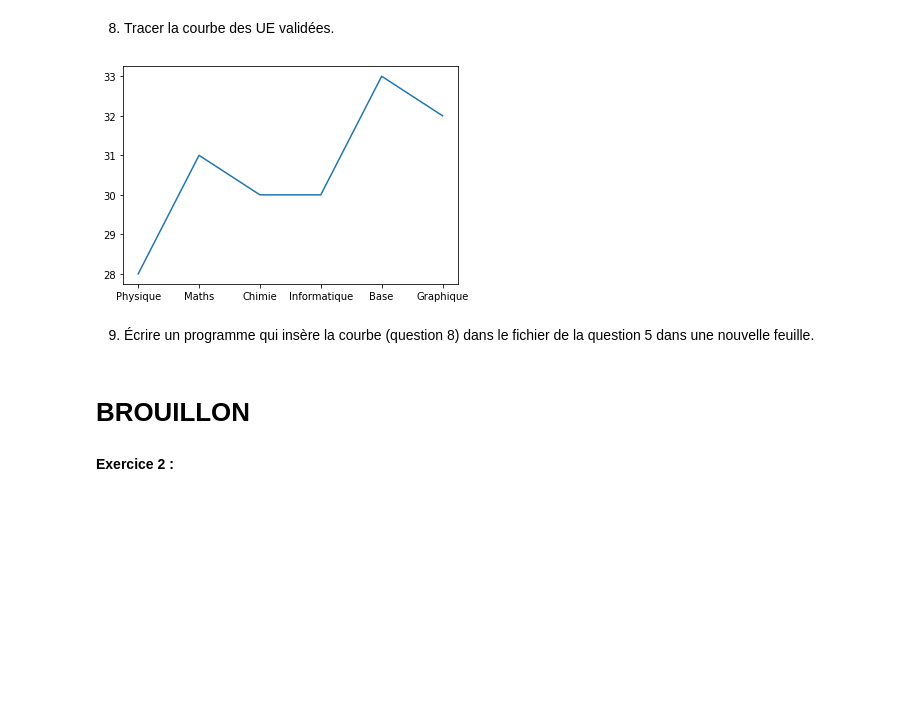
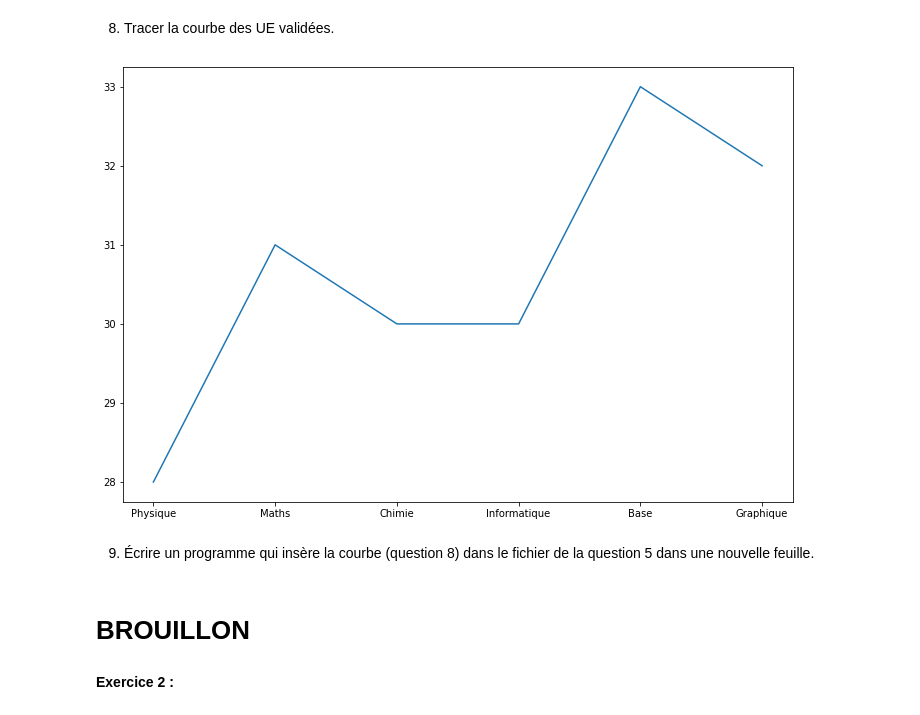
Before and after one commit to Ousoka/Cas_Pratique2, a Jupyter notebook: Cas_Pratique2.ipynb, the cells around one changed output. Cells and saved outputs as stored; diff of their text form; code cells hidden in the pictures; blank space fills up the shorter version.

```diff
--- a/Cas_Pratique2.ipynb
+++ b/Cas_Pratique2.ipynb
@@ -317,14 +322,14 @@ En Graphique, 32 étudiants ont validés
 # %%
 x=['Physique','Maths','Chimie','Informatique','Base','Graphique']
 y=[a1,a2,a3,a4,a5,a6]
 import matplotlib.pyplot as plt
-fig=plt.figure()
+fig,ax=plt.subplots(figsize=(12,8))
 plt.plot(x,y)
 #****************Q9***************************
 plt.savefig('UE_Validées.png')
 #****************Q9***************************
 plt.show()
 # %% [output]
-[figure, old version]
+[figure, new version]
 # %% [markdown]
 9. Écrire un programme qui insère la courbe (question 8) dans le fichier de la question 5 dans une nouvelle feuille.
@@ -331,3 +343,5 @@ plt.show()
+# %% [markdown]
+# **BROUILLON**
 # %%
 import openpyxl
 wb = openpyxl.load_workbook('Deliberation.xlsx')
@@ -337,8 +351,6 @@ img = openpyxl.drawing.image.Image('UE_Validées.png')
 img.anchor = 'A1'
 ws.add_image(img)
 wb.save('Deliberation1.xlsx')
-# %% [markdown]
-# **BROUILLON**
 # %% [markdown]
 **Exercice 2 :**
 # %% [markdown]
```
Also changed, not shown: parts of 5 cells of this notebook.
